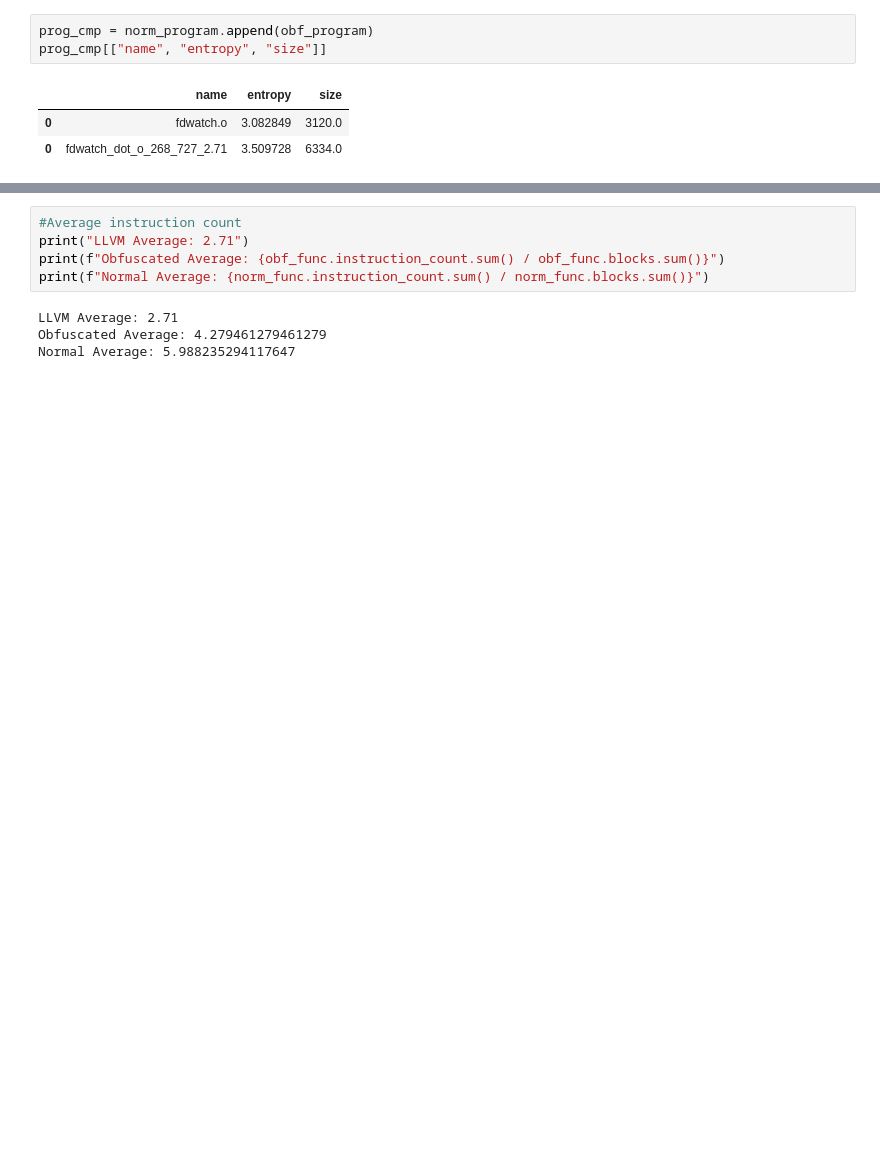
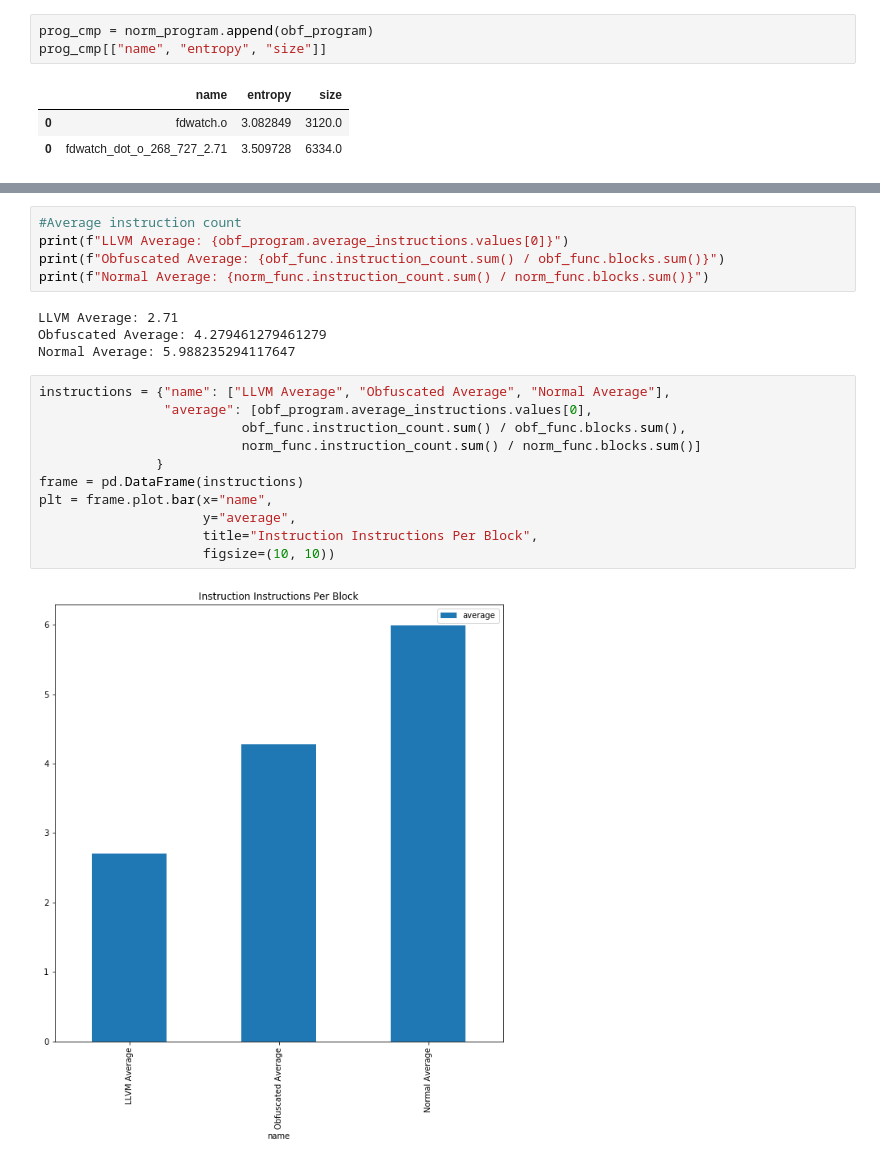
Before and after one commit to Jeffallan/Obfuspy, a Jupyter notebook: data.ipynb, the cells around one changed output, grey strips where cells are left out. Cells and saved outputs as stored; diff of their text form; blank space fills up the shorter version.

```diff
--- a/data.ipynb
+++ b/data.ipynb
@@ -44,9 +62,22 @@ Normal x86 Instruction Count: 509
 # %%
 #Average instruction count
-print("LLVM Average: 2.71")
+print(f"LLVM Average: {obf_program.average_instructions.values[0]}")
 print(f"Obfuscated Average: {obf_func.instruction_count.sum() / obf_func.blocks.sum()}")
 print(f"Normal Average: {norm_func.instruction_count.sum() / norm_func.blocks.sum()}")
 # %% [output]
 LLVM Average: 2.71
 Obfuscated Average: 4.279461279461279
 Normal Average: 5.988235294117647
+# %%
+instructions = {"name": ["LLVM Average", "Obfuscated Average", "Normal Average"],
+                "average": [obf_program.average_instructions.values[0],
+                          obf_func.instruction_count.sum() / obf_func.blocks.sum(),
+                          norm_func.instruction_count.sum() / norm_func.blocks.sum()]
+               }
+frame = pd.DataFrame(instructions)
+plt = frame.plot.bar(x="name",
+                     y="average",
+                     title="Instruction Instructions Per Block",
+                     figsize=(10, 10))
+# %% [output]
+[figure, added]
```
Also changed, not shown: parts of 12 cells of this notebook.
